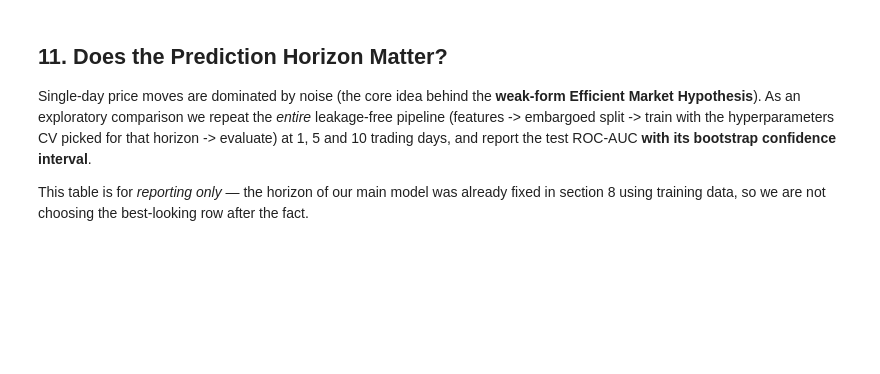
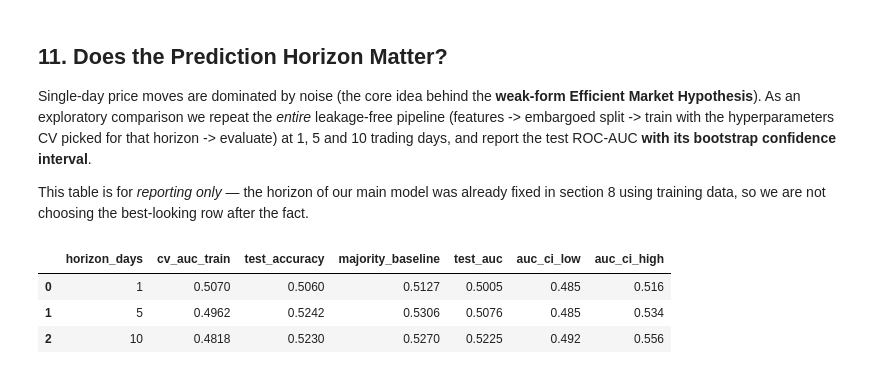
Before and after one commit to txphichatwanich19-rgb/stockscope, a Jupyter notebook: ml/stock_direction_model.ipynb, the cells around one changed output. Cells and saved outputs as stored; diff of their text form; code cells hidden in the pictures; blank space fills up the shorter version.

```diff
--- a/ml/stock_direction_model.ipynb
+++ b/ml/stock_direction_model.ipynb
@@ -425,27 +514,34 @@ This table is for *reporting only* — the horizon of our main model was already
 section 8 using training data, so we are not choosing the best-looking row after the fact.
 # %%
 horizon_rows = []
+horizon_models = {}
 for h in HORIZONS:
     tr, te, c, _ = splits[h]
     prm = {k: v for k, v in best_by_h[h].items() if k != "cv_auc"}
     m = XGBClassifier(**prm, subsample=0.8, colsample_bytree=0.8,
                       eval_metric="logloss", random_state=RANDOM_STATE)
     m.fit(tr[FEATURES], tr["label_up"])
+    horizon_models[h] = m
     pr = m.predict_proba(te[FEATURES])[:, 1]
     yt = te["label_up"].values
     lo, hi = block_bootstrap_auc(te["Date"].values, yt, pr)
     horizon_rows.append({
         "horizon_days": h,
         "cv_auc_train": round(best_by_h[h]["cv_auc"], 4),
         "test_accuracy": round(accuracy_score(yt, (pr > 0.5).astype(int)), 4),
         "majority_baseline": round(max(yt.mean(), 1 - yt.mean()), 4),
         "test_auc": round(roc_auc_score(yt, pr), 4),
         "auc_ci_low": round(lo, 3),
         "auc_ci_high": round(hi, 3),
     })
 
 horizon_df = pd.DataFrame(horizon_rows)
 horizon_df
+# %% [output]
+|  | horizon_days | cv_auc_train | test_accuracy | majority_baseline | test_auc | auc_ci_low | auc_ci_high |
+| 0 | 1 | 0.5070 | 0.5060 | 0.5127 | 0.5005 | 0.485 | 0.516 |
+| 1 | 5 | 0.4962 | 0.5242 | 0.5306 | 0.5076 | 0.485 | 0.534 |
+| 2 | 10 | 0.4818 | 0.5230 | 0.5270 | 0.5225 | 0.492 | 0.556 |
 # %%
 fig, ax = plt.subplots(figsize=(6, 4))
 x = horizon_df["horizon_days"].astype(str) + "d"
```
Also changed, not shown: parts of 26 cells of this notebook, 4 other files.
